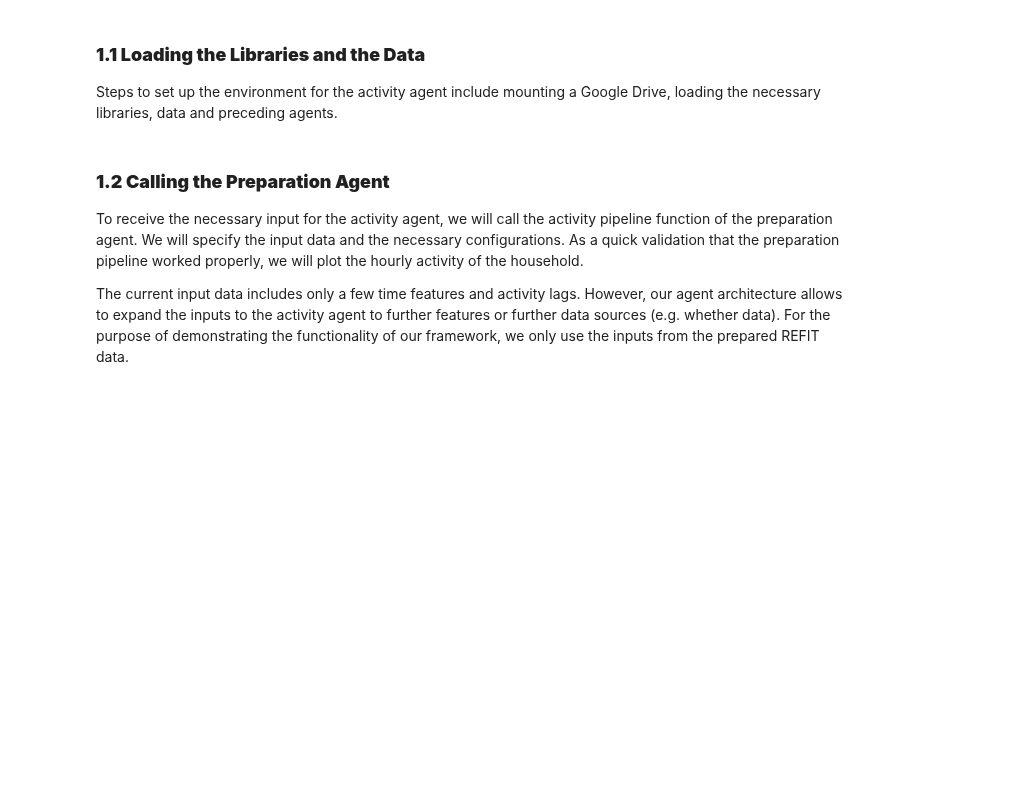
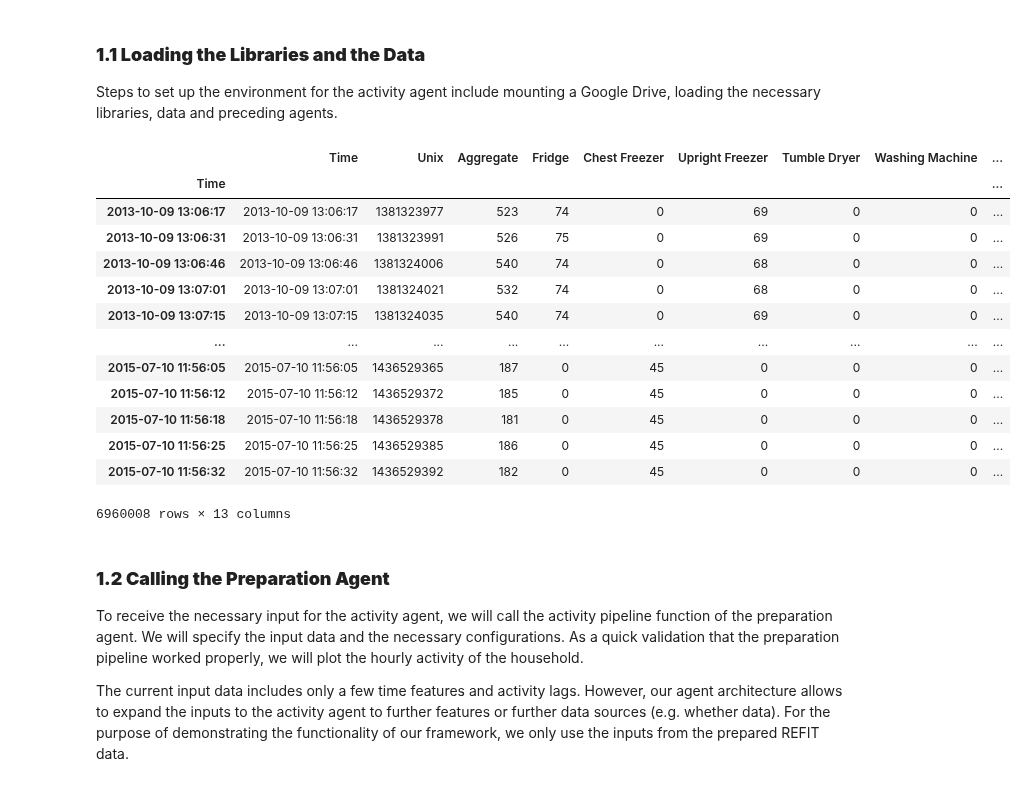
Before and after one commit to Janalytics94/xai_energy_efficient_smart_home, a Jupyter notebook: 01_notebooks/03a_Activity-Agent.ipynb, the cells around one changed output. Cells and saved outputs as stored; diff of their text form; code cells hidden in the pictures; blank space fills up the shorter version.

```diff
--- a/01_notebooks/03a_Activity-Agent.ipynb
+++ b/01_notebooks/03a_Activity-Agent.ipynb
@@ -35,6 +35,25 @@ helper = Helper()
+# %%
+DATA_PATH = '../02_data/'
 # %%
 # load household data
 household = helper.load_household(DATA_PATH, 1)
+# %%
+household
+# %% [output]
+|  | Time | Unix | Aggregate | Fridge | Chest Freezer | Upright Freezer | Tumble Dryer | Washing Machine | ... |
+| Time |  |  |  |  |  |  |  |  | ... |
+| 2013-10-09 13:06:17 | 2013-10-09 13:06:17 | 1381323977 | 523 | 74 | 0 | 69 | 0 | 0 | ... |
+| 2013-10-09 13:06:31 | 2013-10-09 13:06:31 | 1381323991 | 526 | 75 | 0 | 69 | 0 | 0 | ... |
+| 2013-10-09 13:06:46 | 2013-10-09 13:06:46 | 1381324006 | 540 | 74 | 0 | 68 | 0 | 0 | ... |
+| 2013-10-09 13:07:01 | 2013-10-09 13:07:01 | 1381324021 | 532 | 74 | 0 | 68 | 0 | 0 | ... |
+| 2013-10-09 13:07:15 | 2013-10-09 13:07:15 | 1381324035 | 540 | 74 | 0 | 69 | 0 | 0 | ... |
+| ... | ... | ... | ... | ... | ... | ... | ... | ... | ... |
+| 2015-07-10 11:56:05 | 2015-07-10 11:56:05 | 1436529365 | 187 | 0 | 45 | 0 | 0 | 0 | ... |
+| 2015-07-10 11:56:12 | 2015-07-10 11:56:12 | 1436529372 | 185 | 0 | 45 | 0 | 0 | 0 | ... |
+| 2015-07-10 11:56:18 | 2015-07-10 11:56:18 | 1436529378 | 181 | 0 | 45 | 0 | 0 | 0 | ... |
+| 2015-07-10 11:56:25 | 2015-07-10 11:56:25 | 1436529385 | 186 | 0 | 45 | 0 | 0 | 0 | ... |
+| 2015-07-10 11:56:32 | 2015-07-10 11:56:32 | 1436529392 | 182 | 0 | 45 | 0 | 0 | 0 | ... |
+6960008 rows × 13 columns
 # %% [markdown]
 ### **1.2 Calling the Preparation Agent**
 
```
Also changed, not shown: parts of 4 cells of this notebook, 5 other files.
